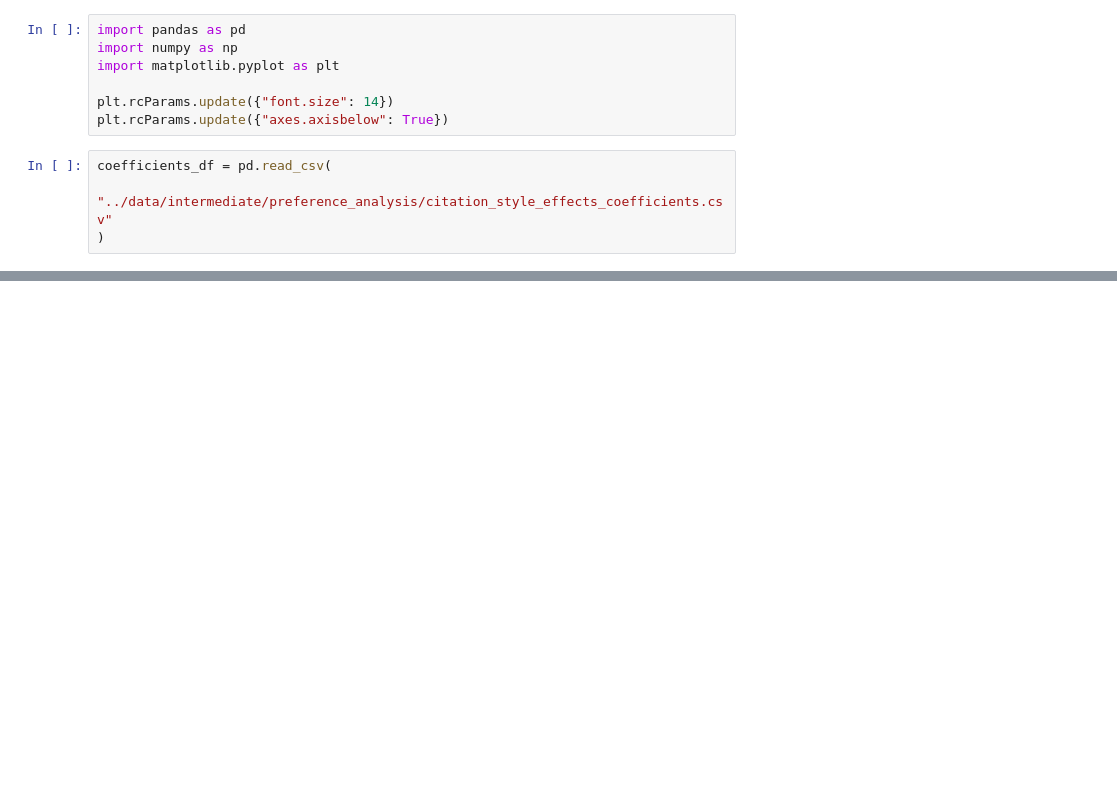
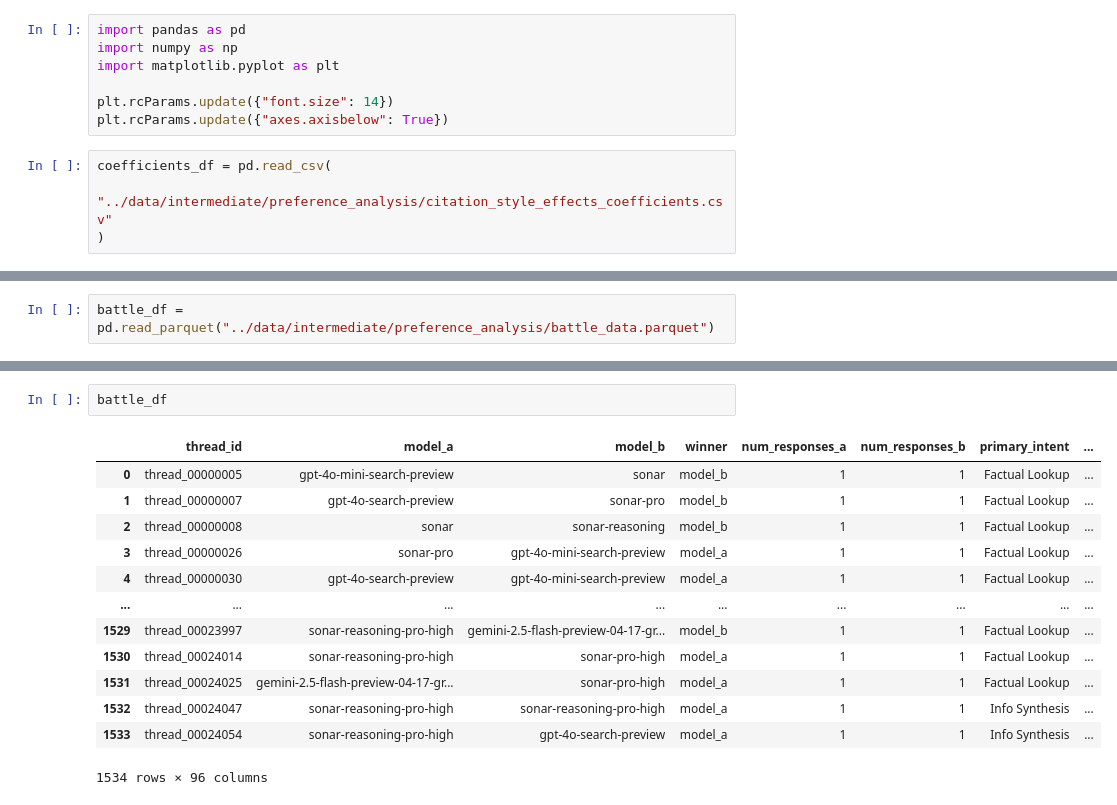
Before and after one commit to yang3kc/ai_search_arena, a Jupyter notebook: notebooks/paper_figure_user_preference.ipynb, the cells around one changed output, grey strips where cells are left out. Drawn from its saved outputs; the diff is of its cells as text; blank space fills up the shorter version.

```diff
--- a/notebooks/paper_figure_user_preference.ipynb
+++ b/notebooks/paper_figure_user_preference.ipynb
@@ -95,0 +125,2 @@ plt.savefig("../data/output/preference_analysis/user_preference_coefficients.pdf
+# %%
+battle_df = pd.read_parquet("../data/intermediate/preference_analysis/battle_data.parquet")
@@ -95,0 +131,16 @@ plt.savefig("../data/output/preference_analysis/user_preference_coefficients.pdf
+# %%
+battle_df
+# %% [output]
+|  | thread_id | model_a | model_b | winner | num_responses_a | num_responses_b | primary_intent | ... |
+| 0 | thread_00000005 | gpt-4o-mini-search-preview | sonar | model_b | 1 | 1 | Factual Lookup | ... |
+| 1 | thread_00000007 | gpt-4o-search-preview | sonar-pro | model_b | 1 | 1 | Factual Lookup | ... |
+| 2 | thread_00000008 | sonar | sonar-reasoning | model_b | 1 | 1 | Factual Lookup | ... |
+| 3 | thread_00000026 | sonar-pro | gpt-4o-mini-search-preview | model_a | 1 | 1 | Factual Lookup | ... |
+| 4 | thread_00000030 | gpt-4o-search-preview | gpt-4o-mini-search-preview | model_a | 1 | 1 | Factual Lookup | ... |
+| ... | ... | ... | ... | ... | ... | ... | ... | ... |
+| 1529 | thread_00023997 | sonar-reasoning-pro-high | gemini-2.5-flash-preview-04-17-gr... | model_b | 1 | 1 | Factual Lookup | ... |
+| 1530 | thread_00024014 | sonar-reasoning-pro-high | sonar-pro-high | model_a | 1 | 1 | Factual Lookup | ... |
+| 1531 | thread_00024025 | gemini-2.5-flash-preview-04-17-gr... | sonar-pro-high | model_a | 1 | 1 | Factual Lookup | ... |
+| 1532 | thread_00024047 | sonar-reasoning-pro-high | sonar-reasoning-pro-high | model_a | 1 | 1 | Info Synthesis | ... |
+| 1533 | thread_00024054 | sonar-reasoning-pro-high | gpt-4o-search-preview | model_a | 1 | 1 | Info Synthesis | ... |
+1534 rows × 96 columns
```
Also changed, not shown: parts of 5 cells of this notebook, 12 other files.
